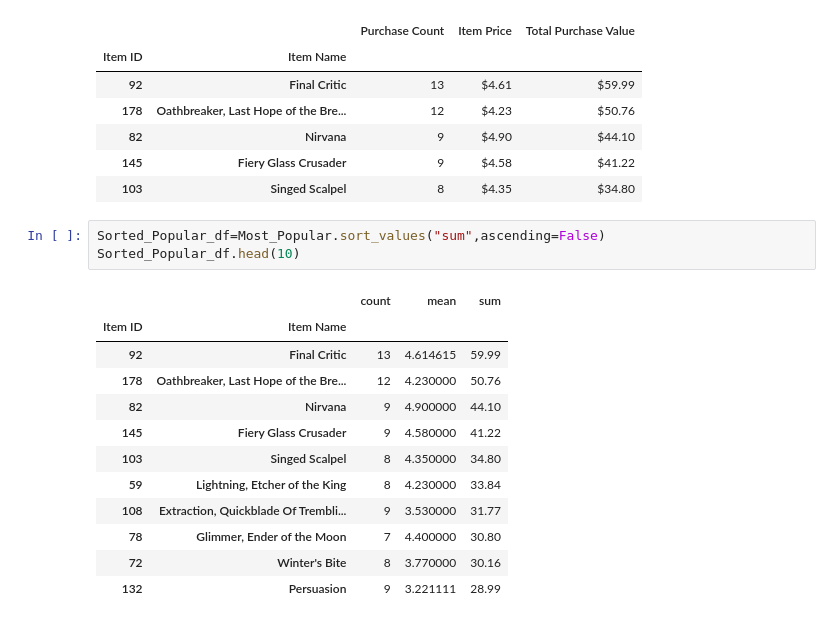
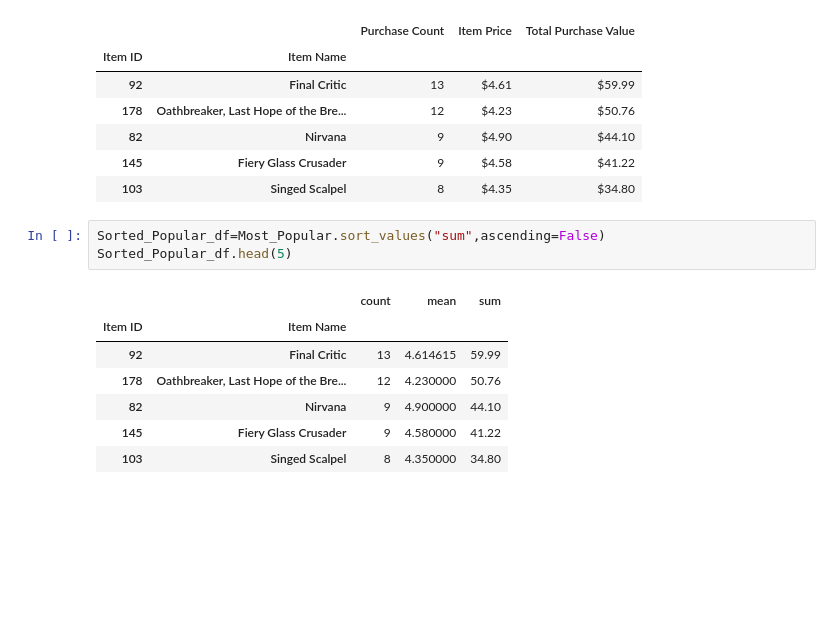
Before and after one commit to SBoyce02/pandas_challenge2, a Jupyter notebook: HeroesOfPymoli/HeroesOfPymoli_SB.ipynb, the cells around one changed output. Drawn from its saved outputs; the diff is of its cells as text; blank space fills up the shorter version.

```diff
--- a/HeroesOfPymoli/HeroesOfPymoli_SB.ipynb
+++ b/HeroesOfPymoli/HeroesOfPymoli_SB.ipynb
@@ -458,20 +468,15 @@ Sorted_Popular_df.head(10)
 | 103 | Singed Scalpel | 8 | $4.35 | $34.80 |
 # %%
 Sorted_Popular_df=Most_Popular.sort_values("sum",ascending=False)
-Sorted_Popular_df.head(10)
+Sorted_Popular_df.head(5)
 # %% [output]
 |  |  | count | mean | sum |
 | Item ID | Item Name |  |  |  |
 | 92 | Final Critic | 13 | 4.614615 | 59.99 |
 | 178 | Oathbreaker, Last Hope of the Bre... | 12 | 4.230000 | 50.76 |
 | 82 | Nirvana | 9 | 4.900000 | 44.10 |
 | 145 | Fiery Glass Crusader | 9 | 4.580000 | 41.22 |
 | 103 | Singed Scalpel | 8 | 4.350000 | 34.80 |
-| 59 | Lightning, Etcher of the King | 8 | 4.230000 | 33.84 |
-| 108 | Extraction, Quickblade Of Trembli... | 9 | 3.530000 | 31.77 |
-| 78 | Glimmer, Ender of the Moon | 7 | 4.400000 | 30.80 |
-| 72 | Winter's Bite | 8 | 3.770000 | 30.16 |
-| 132 | Persuasion | 9 | 3.221111 | 28.99 |
 # %%
 Sorted_Popular_df=Most_Popular.sort_values("mean",ascending=False)
 Sorted_Popular_df.head(5)
```
Also changed, not shown: parts of 10 cells of this notebook.
